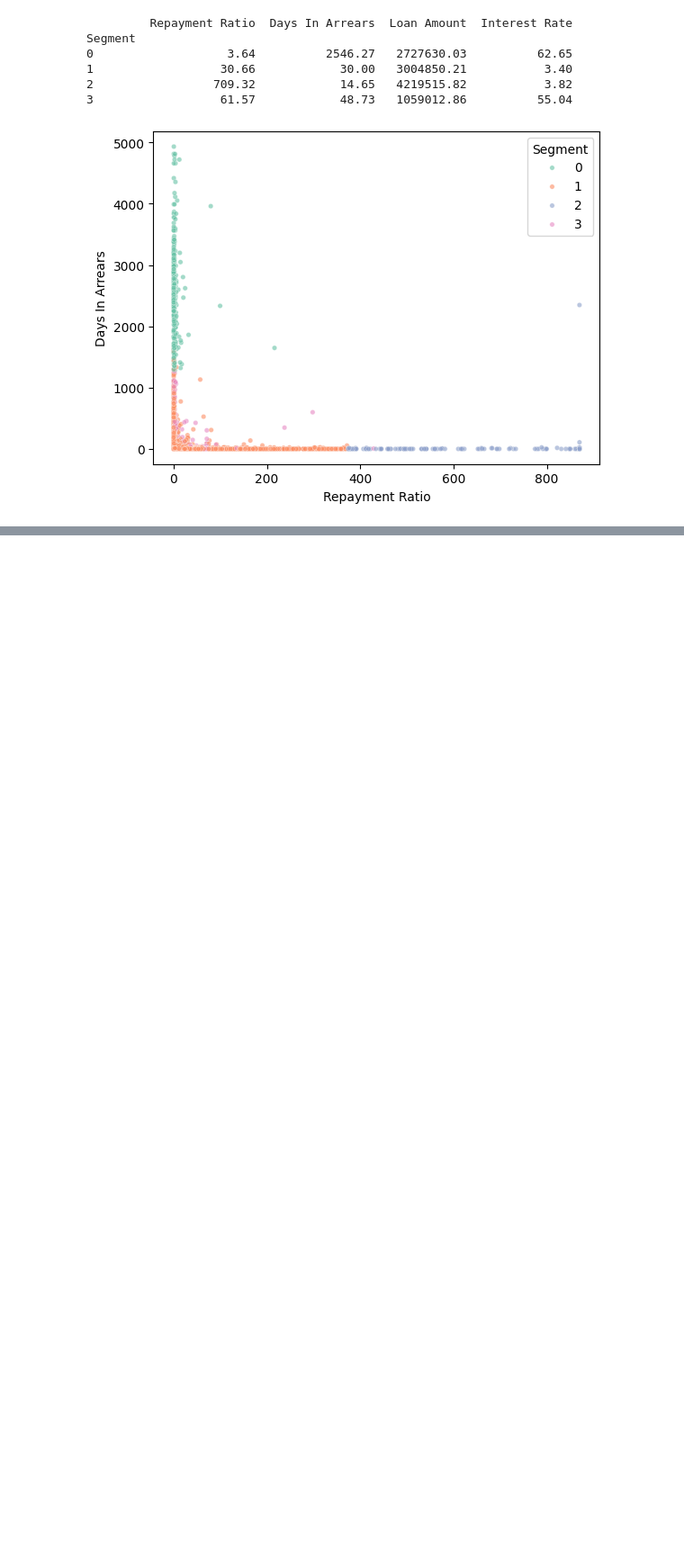
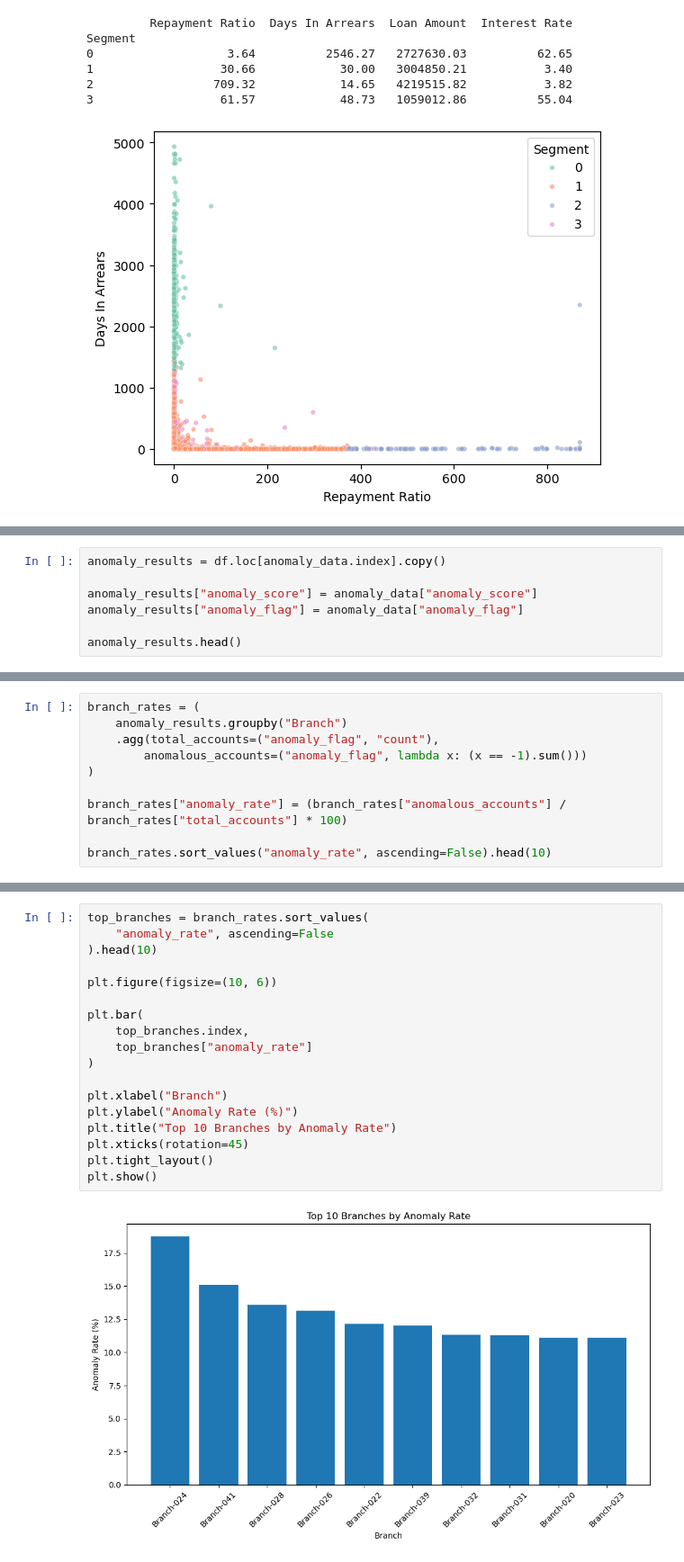
Before and after one commit to lemwaizz/DSFT_G6_Capstone, a Jupyter notebook: financial_dna.ipynb, the cells around one changed output, grey strips where cells are left out. Shown at 90% size. Drawn from its saved outputs; the diff is of its cells as text; blank space fills up the shorter version.

```diff
--- a/financial_dna.ipynb
+++ b/financial_dna.ipynb
@@ -1151,0 +1306,7 @@ plt.show()
+# %%
+anomaly_results = df.loc[anomaly_data.index].copy()
+
+anomaly_results["anomaly_score"] = anomaly_data["anomaly_score"]
+anomaly_results["anomaly_flag"] = anomaly_data["anomaly_flag"]
+
+anomaly_results.head()
@@ -1151,0 +1410,10 @@ plt.show()
+# %%
+branch_rates = (
+    anomaly_results.groupby("Branch")
+    .agg(total_accounts=("anomaly_flag", "count"),
+        anomalous_accounts=("anomaly_flag", lambda x: (x == -1).sum()))
+)
+
+branch_rates["anomaly_rate"] = (branch_rates["anomalous_accounts"] / branch_rates["total_accounts"] * 100)
+
+branch_rates.sort_values("anomaly_rate", ascending=False).head(10)
@@ -1151,0 +1450,20 @@ plt.show()
+# %%
+top_branches = branch_rates.sort_values(
+    "anomaly_rate", ascending=False
+).head(10)
+
+plt.figure(figsize=(10, 6))
+
+plt.bar(
+    top_branches.index,
+    top_branches["anomaly_rate"]
+)
+
+plt.xlabel("Branch")
+plt.ylabel("Anomaly Rate (%)")
+plt.title("Top 10 Branches by Anomaly Rate")
+plt.xticks(rotation=45)
+plt.tight_layout()
+plt.show()
+# %% [output]
+[figure, added]
```
Also changed, not shown: parts of 41 cells of this notebook.
